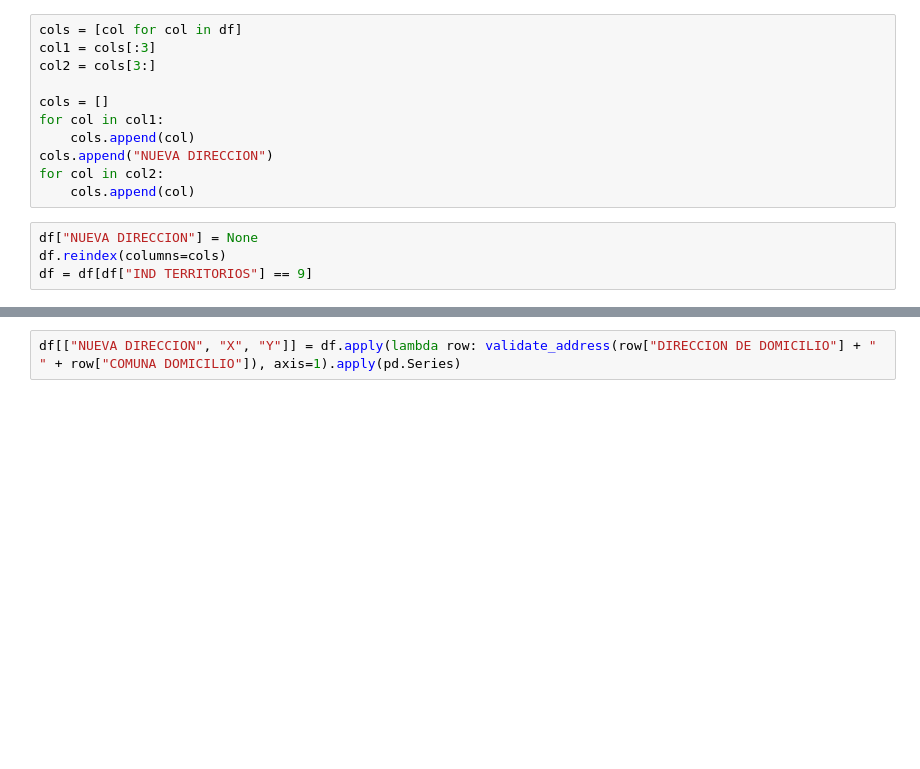
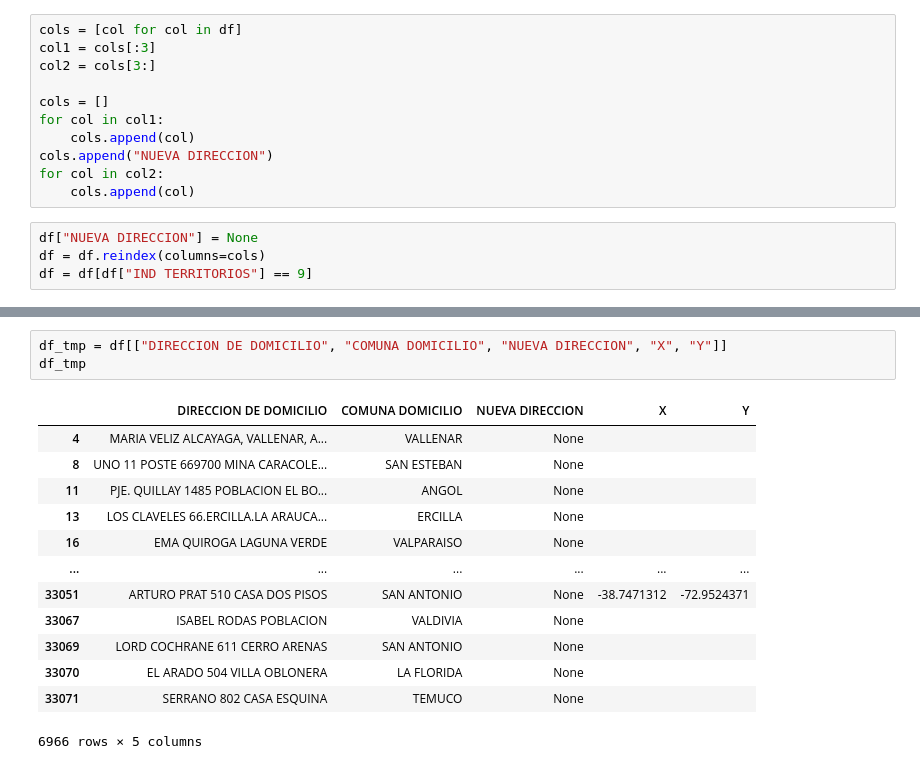
Before and after one commit to Luis-ntonio/iteration_adresses, a Jupyter notebook: addresses.ipynb, the cells around one changed output, grey strips where cells are left out. Saved outputs shown, nothing was run; the diff lists cells and outputs as text; blank space fills up the shorter version.

```diff
--- a/addresses.ipynb
+++ b/addresses.ipynb
@@ -19,5 +21,5 @@ for col in col2:
     cols.append(col)
 # %%
 df["NUEVA DIRECCION"] = None
-df.reindex(columns=cols)
+df = df.reindex(columns=cols)
 df = df[df["IND TERRITORIOS"] == 9]
@@ -49,2 +26,17 @@ Error retrieving coordinates for PJE. QUILLAY 1485 POBLACION EL OCALINDO LOS HAC
-# %%
-df[["NUEVA DIRECCION", "X", "Y"]] = df.apply(lambda row: validate_address(row["DIRECCION DE DOMICILIO"] + " " + row["COMUNA DOMICILIO"]), axis=1).apply(pd.Series)
+# %%
+df_tmp = df[["DIRECCION DE DOMICILIO", "COMUNA DOMICILIO", "NUEVA DIRECCION", "X", "Y"]]
+df_tmp
+# %% [output]
+|  | DIRECCION DE DOMICILIO | COMUNA DOMICILIO | NUEVA DIRECCION | X | Y |
+| 4 | MARIA VELIZ ALCAYAGA, VALLENAR, A... | VALLENAR | None |  |  |
+| 8 | UNO 11 POSTE 669700 MINA CARACOLE... | SAN ESTEBAN | None |  |  |
+| 11 | PJE. QUILLAY 1485 POBLACION EL BO... | ANGOL | None |  |  |
+| 13 | LOS CLAVELES 66.ERCILLA.LA ARAUCA... | ERCILLA | None |  |  |
+| 16 | EMA QUIROGA LAGUNA VERDE | VALPARAISO | None |  |  |
+| ... | ... | ... | ... | ... | ... |
+| 33051 | ARTURO PRAT 510 CASA DOS PISOS | SAN ANTONIO | None | -38.7471312 | -72.9524371 |
+| 33067 | ISABEL RODAS POBLACION | VALDIVIA | None |  |  |
+| 33069 | LORD COCHRANE 611 CERRO ARENAS | SAN ANTONIO | None |  |  |
+| 33070 | EL ARADO 504 VILLA OBLONERA | LA FLORIDA | None |  |  |
+| 33071 | SERRANO 802 CASA ESQUINA | TEMUCO | None |  |  |
+6966 rows × 5 columns
```
Also changed, not shown: parts of 6 cells of this notebook, 3 other files.
